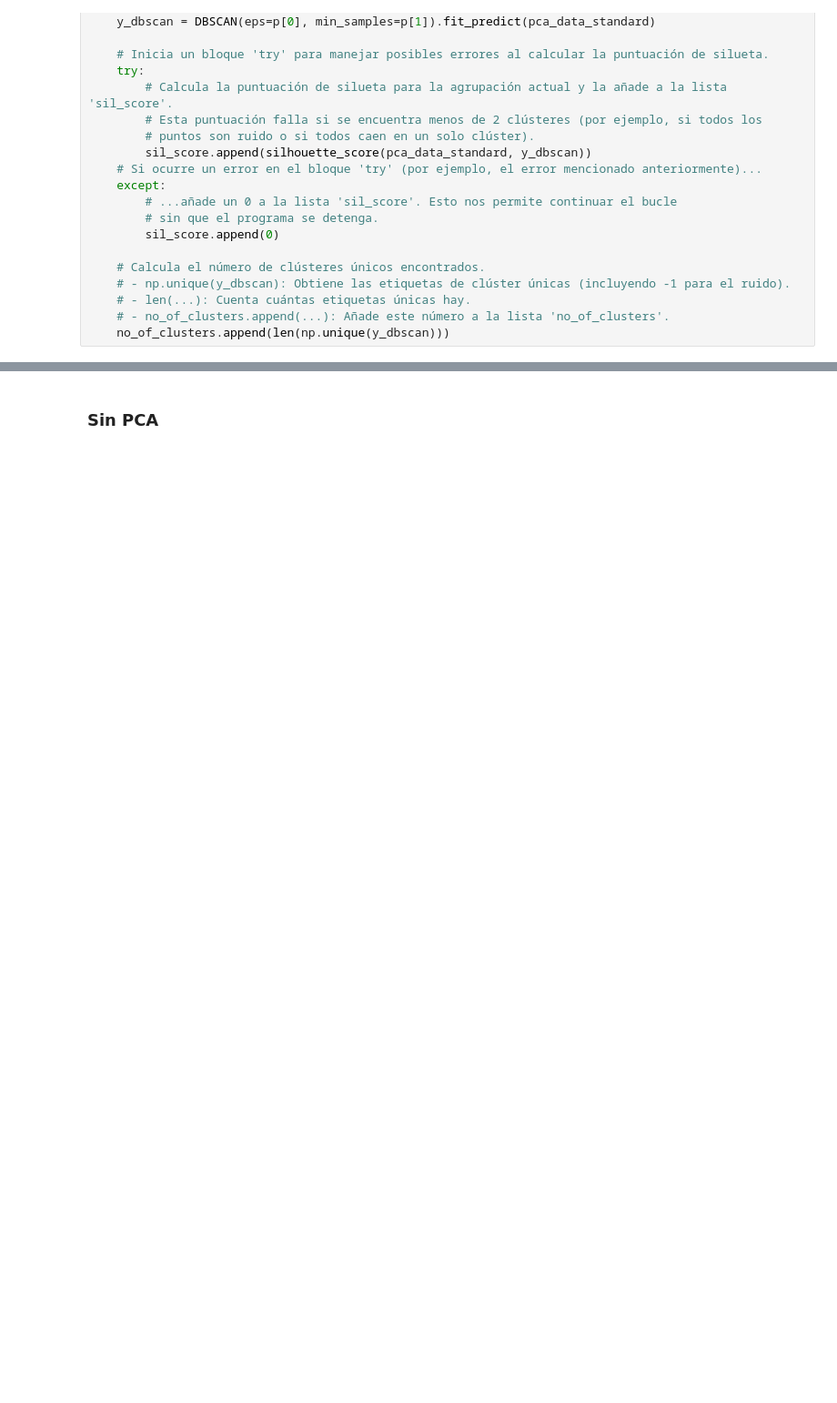
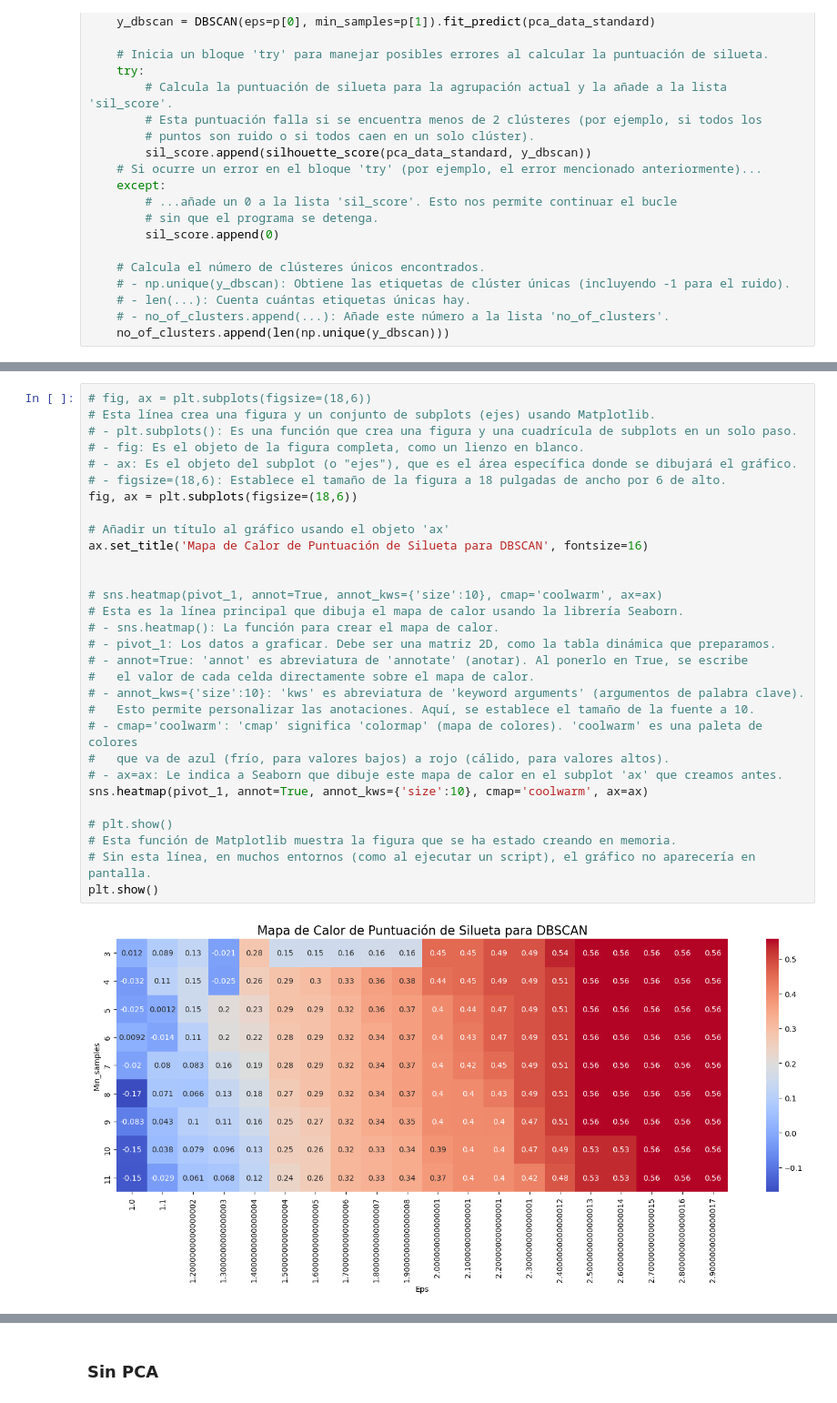
Before and after one commit to CarlosCortes2020/ScikitLearnClustering, a Jupyter notebook: notebooks/005_proyecto_countries_clustering.ipynb, the cells around one changed output, grey strips where cells are left out. Shown at 91% size. Cells and saved outputs as stored; diff of their text form; blank space fills up the shorter version.

```diff
--- a/notebooks/005_proyecto_countries_clustering.ipynb
+++ b/notebooks/005_proyecto_countries_clustering.ipynb
@@ -424,0 +457,32 @@ df_country['dbscan_pca'] = y_dbscan
+# %%
+# fig, ax = plt.subplots(figsize=(18,6))
+# Esta línea crea una figura y un conjunto de subplots (ejes) usando Matplotlib.
+# - plt.subplots(): Es una función que crea una figura y una cuadrícula de subplots en un solo paso.
+# - fig: Es el objeto de la figura completa, como un lienzo en blanco.
+# - ax: Es el objeto del subplot (o "ejes"), que es el área específica donde se dibujará el gráfico.
+# - figsize=(18,6): Establece el tamaño de la figura a 18 pulgadas de ancho por 6 de alto.
+fig, ax = plt.subplots(figsize=(18,6))
+
+# Añadir un título al gráfico usando el objeto 'ax'
+ax.set_title('Mapa de Calor de Puntuación de Silueta para DBSCAN', fontsize=16)
+
+
+# sns.heatmap(pivot_1, annot=True, annot_kws={'size':10}, cmap='coolwarm', ax=ax)
+# Esta es la línea principal que dibuja el mapa de calor usando la librería Seaborn.
+# - sns.heatmap(): La función para crear el mapa de calor.
+# - pivot_1: Los datos a graficar. Debe ser una matriz 2D, como la tabla dinámica que preparamos.
+# - annot=True: 'annot' es abreviatura de 'annotate' (anotar). Al ponerlo en True, se escribe
+#   el valor de cada celda directamente sobre el mapa de calor.
+# - annot_kws={'size':10}: 'kws' es abreviatura de 'keyword arguments' (argumentos de palabra clave).
+#   Esto permite personalizar las anotaciones. Aquí, se establece el tamaño de la fuente a 10.
+# - cmap='coolwarm': 'cmap' significa 'colormap' (mapa de colores). 'coolwarm' es una paleta de colores
+#   que va de azul (frío, para valores bajos) a rojo (cálido, para valores altos).
+# - ax=ax: Le indica a Seaborn que dibuje este mapa de calor en el subplot 'ax' que creamos antes.
+sns.heatmap(pivot_1, annot=True, annot_kws={'size':10}, cmap='coolwarm', ax=ax)
+
+# plt.show()
+# Esta función de Matplotlib muestra la figura que se ha estado creando en memoria.
+# Sin esta línea, en muchos entornos (como al ejecutar un script), el gráfico no aparecería en pantalla.
+plt.show()
+# %% [output]
+[figure, added]
```
Also changed, not shown: parts of 37 cells of this notebook, 2 other files.
